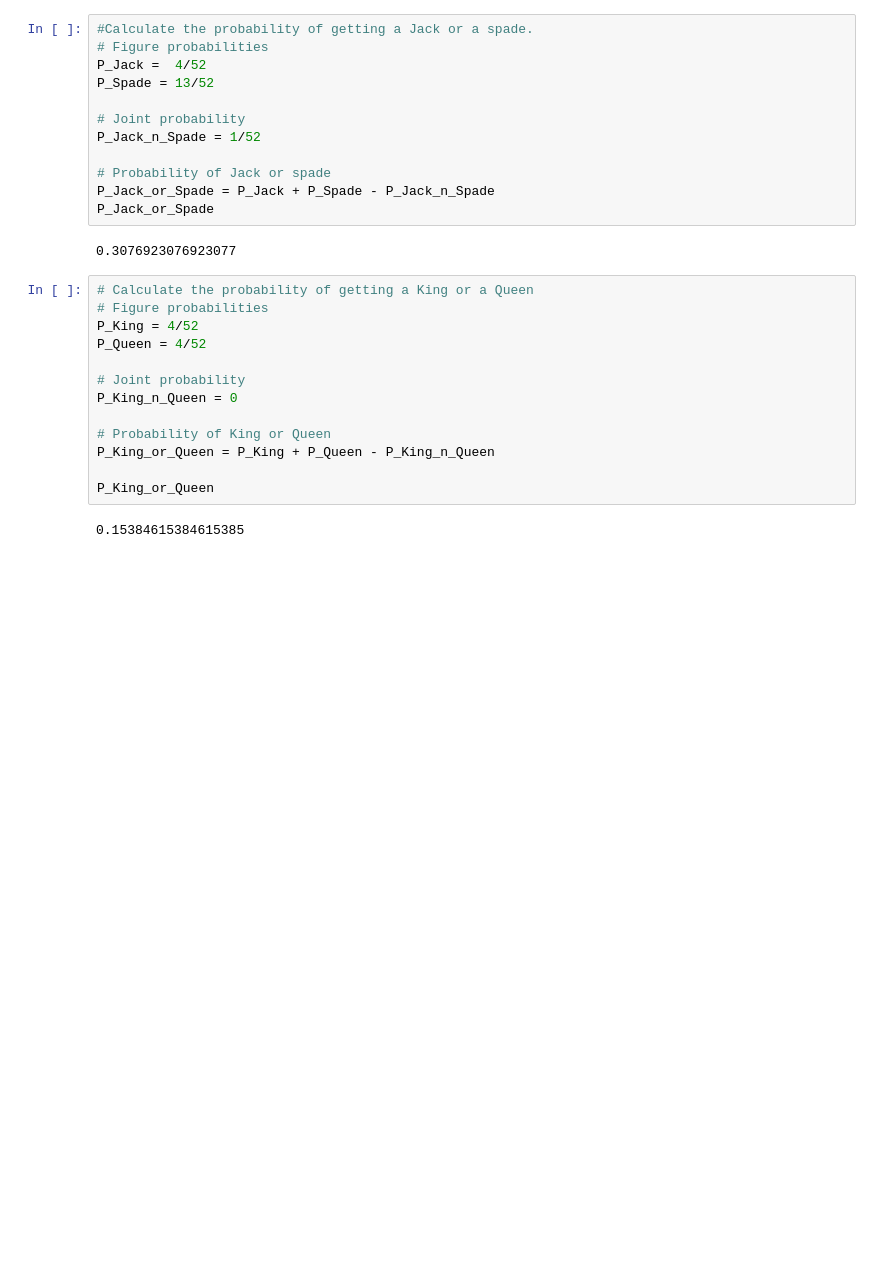
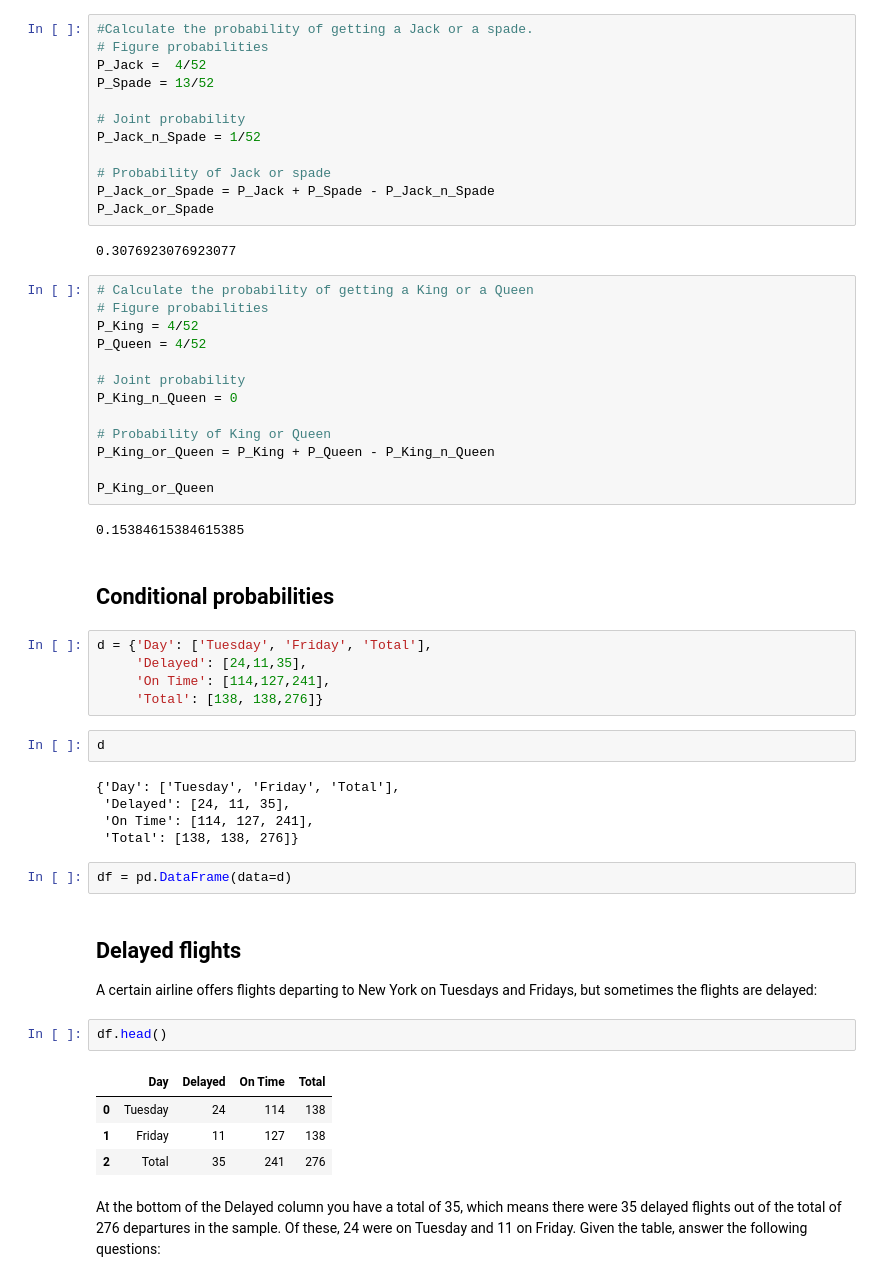
Before and after one commit to Starburned7/Probability-Statistic, a Jupyter notebook: Foundations of Probability in Python.ipynb, the cells around one changed output. Saved outputs shown, nothing was run; the diff lists cells and outputs as text; blank space fills up the shorter version.

```diff
--- a/Foundations of Probability in Python.ipynb
+++ b/Foundations of Probability in Python.ipynb
@@ -371,3 +371,33 @@ P_King_or_Queen = P_King + P_Queen - P_King_n_Queen
 P_King_or_Queen
 # %% [output]
 0.15384615384615385
+# %% [markdown]
+## Conditional probabilities
+# %%
+d = {'Day': ['Tuesday', 'Friday', 'Total'],
+     'Delayed': [24,11,35],
+     'On Time': [114,127,241],
+     'Total': [138, 138,276]}
+# %%
+d
+# %% [output]
+{'Day': ['Tuesday', 'Friday', 'Total'],
+ 'Delayed': [24, 11, 35],
+ 'On Time': [114, 127, 241],
+ 'Total': [138, 138, 276]}
+# %%
+df = pd.DataFrame(data=d)
+# %% [markdown]
+## Delayed flights
+
+A certain airline offers flights departing to New York on Tuesdays and Fridays, but sometimes the flights are delayed:
+# %%
+df.head()
+# %% [output]
+|  | Day | Delayed | On Time | Total |
+| 0 | Tuesday | 24 | 114 | 138 |
+| 1 | Friday | 11 | 127 | 138 |
+| 2 | Total | 35 | 241 | 276 |
+# %% [markdown]
+At the bottom of the Delayed column you have a total of 35, which means there were 35 delayed flights out of the total of 276 departures in the sample. Of these, 24 were on Tuesday and 11 on Friday.
+Given the table, answer the following questions:
```
Also changed, not shown: parts of 8 cells of this notebook, 1 other file.
